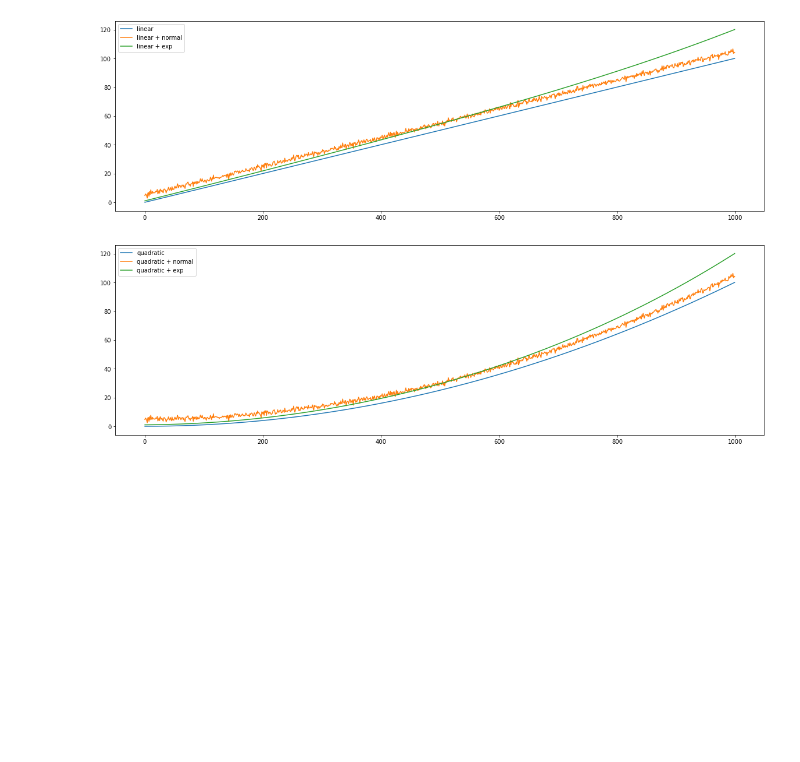
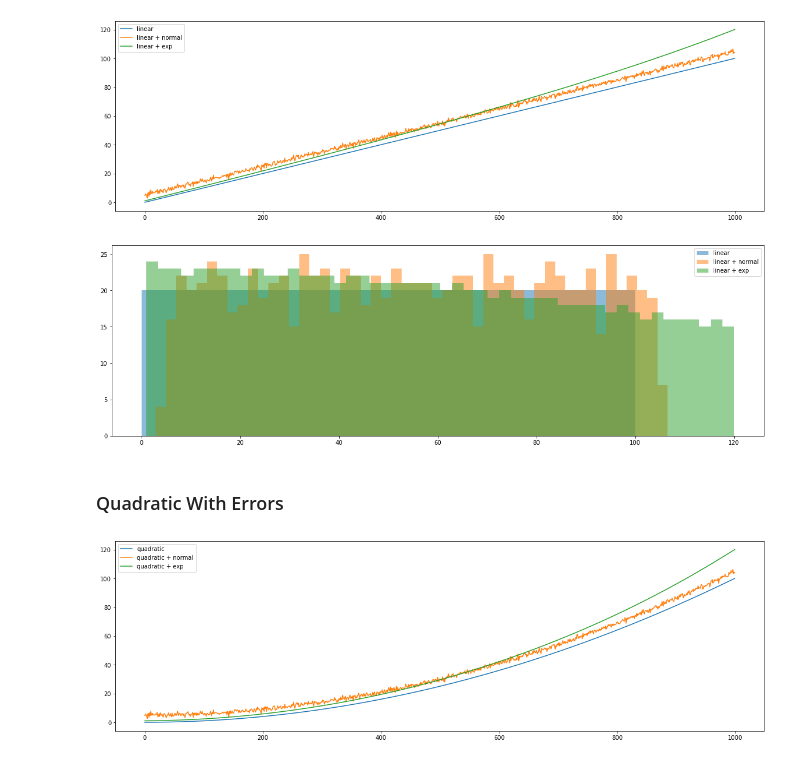
Before and after one commit to FreeLike76/KpiDataScience, a Jupyter notebook: main.ipynb, the cells around one changed output. Saved outputs shown, nothing was run; the diff lists cells and outputs as text; code cells hidden in the pictures; blank space fills up the shorter version.

Commit message:
Added histograms

```diff
--- a/main.ipynb
+++ b/main.ipynb
@@ -160,6 +162,16 @@ plt.legend()
 plt.show()
 # %% [output]
 [figure]
+# %%
+plt.hist(linear_model, bins=50, alpha=0.5, label="linear")
+plt.hist(linear_model_normal, bins=50, alpha=0.5, label="linear + normal")
+plt.hist(linear_model_exp, bins=50, alpha=0.5, label="linear + exp")
+plt.legend()
+plt.show()
+# %% [output]
+[figure, added]
+# %% [markdown]
+### Quadratic With Errors
 # %%
 quadratic_model_normal = quadratic_model + normal_error
 quadratic_model_exp = quadratic_model + exp_error
```
Also changed, not shown: parts of 2 cells of this notebook.
